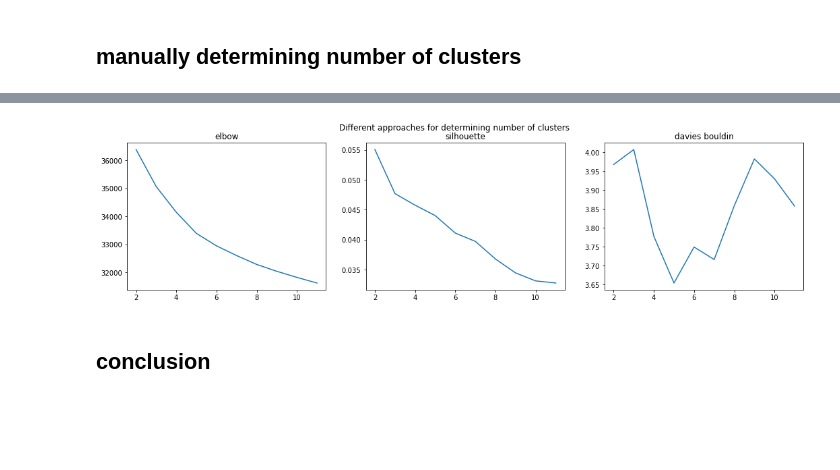
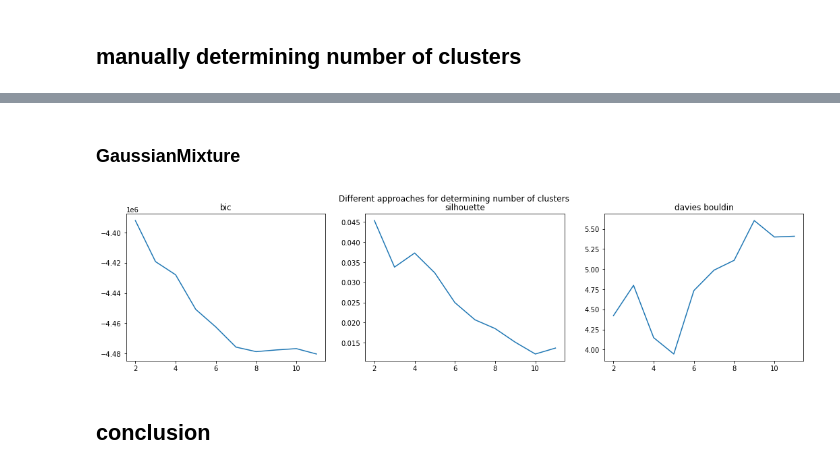
Before and after one commit to j2cry/playground, a Jupyter notebook: 7.2022/overview.ipynb, the cells around one changed output, grey strips where cells are left out. Cells and saved outputs as stored; diff of their text form; code cells hidden in the pictures; blank space fills up the shorter version.

```diff
--- a/7.2022/overview.ipynb
+++ b/7.2022/overview.ipynb
@@ -82,3 +83,15 @@ plt.colorbar();
 [figure]
 # %% [markdown]
 ## manually determining number of clusters
+# %%
+def plot_det_score(clust_range, titles=None, *score_args):
+    assert titles is None or len(titles) == len(score_args), "Scores and title lengths mismatch"
+
+    fig, ax = plt.subplots(1, len(score_args), figsize=(18, 4))
+    fig.suptitle('Different approaches for determining number of clusters')
+
+    for n, sc in enumerate(score_args):
+        if titles is not None:
+            ax[n].set_title(titles[n])
+        ax[n].plot(clust_range, sc)
+    plt.show()
@@ -98,19 +117,22 @@ for n in tqdm(clusters, total=len(list(clusters)), desc='k-means clustering'):
-# %%
-fig, ax = plt.subplots(1, 3, figsize=(18, 4))
-
-fig.suptitle('Different approaches for determining number of clusters')
-ax[0].set_title('elbow')
-ax[0].plot(clusters, scores)
-
-ax[1].set_title('silhouette')
-ax[1].plot(clusters, silhouette)
-
-ax[2].set_title('davies bouldin')
-ax[2].plot(clusters, db_score)
-
-plt.show()
-# %% [output]
-[figure, removed]
+# %% [markdown]
+### GaussianMixture
+# %%
+clusters = range(2, 12)
+scores = []
+silhouette = []
+db_score = []
+
+for n in tqdm(clusters, total=len(list(clusters)), desc='gaussian clustering'):
+    gmm = GaussianMixture(n_components=n, random_state=17).fit(scaled)
+    labels = gmm.predict(scaled)
+    # scoring
+    scores.append(gmm.bic(scaled))
+    silhouette.append(silhouette_score(scaled, labels))
+    db_score.append(davies_bouldin_score(scaled, labels))
+
+plot_det_score(clusters, ['bic', 'silhouette', 'davies bouldin'], scores, silhouette, db_score)
+# %% [output]
+[figure, added]
 # %% [markdown]
 ## conclusion
 # %% [markdown]
```
Also changed, not shown: parts of 3 cells of this notebook, 2 other files.
